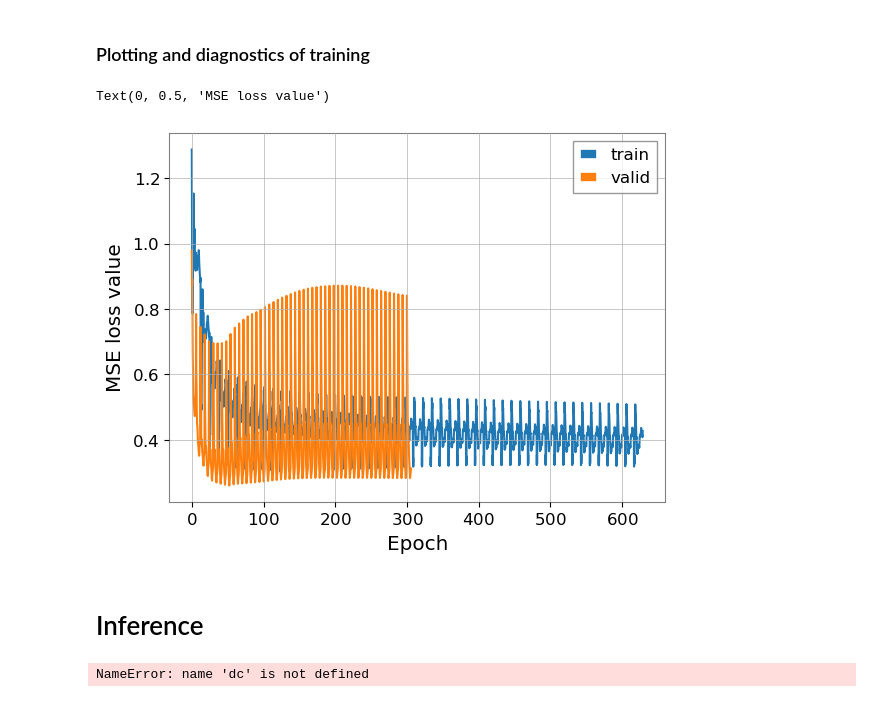
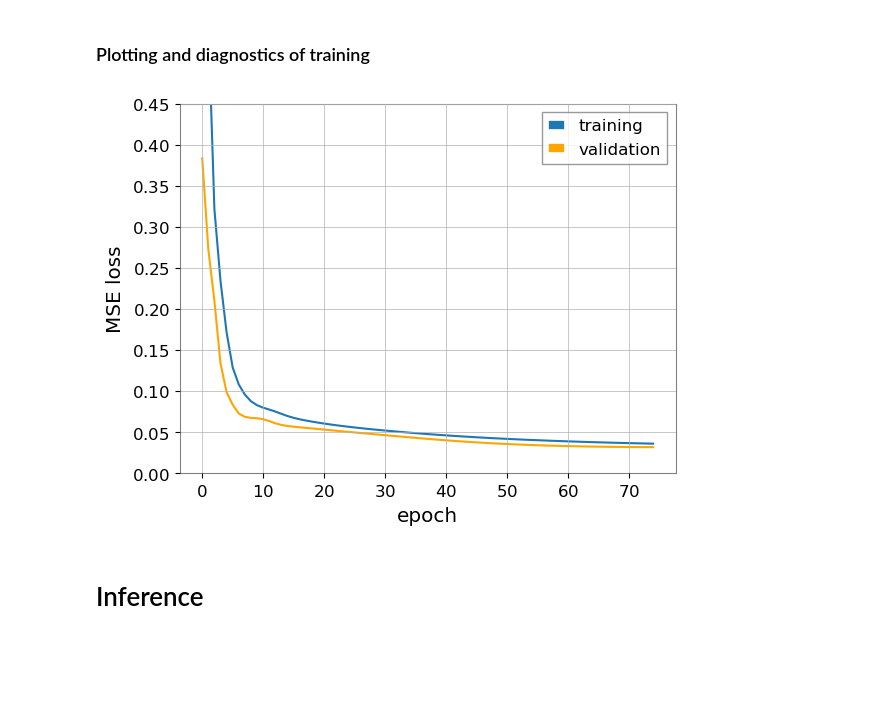
Before and after one commit to chreissel/ML4Seismic, a Jupyter notebook: StateSpaceModel.ipynb, the cells around one changed output. Cells and saved outputs as stored; diff of their text form; code cells hidden in the pictures; blank space fills up the shorter version.

```diff
--- a/StateSpaceModel.ipynb
+++ b/StateSpaceModel.ipynb
@@ -12,14 +12,7 @@ import matplotlib.pyplot as plt
 # %% [markdown]
 # Loading & Formatting the data
 # %%
-file = scipy.io.loadmat('MLdata_L1HAM5_1381528818_4000_matrix_v2.mat')
-data = file['data_matrix']
-data.dtype
-data.shape
-
-dic = {}
-channels = ['L1:ISI-GND_STS_ITMY_X_DQ','L1:ISI-GND_STS_ITMY_Y_DQ','L1:ISI-GND_STS_ITMY_Z_DQ','L1:ISI-HAM5_SCSUM_CPS_X_IN_DQ', 'L1:ISI-HAM5_SCSUM_CPS_Y_IN_DQ', 'L1:ISI-HAM5_SCSUM_CPS_Z_IN_DQ','L1:ISI-HAM5_BLND_CPSRX_IN1_DQ', 'L1:ISI-HAM5_BLND_CPSRY_IN1_DQ', 'L1:ISI-HAM5_BLND_CPSRZ_IN1_DQ','L1:ISI-HAM5_BLND_GS13X_IN1_DQ']
-#channels = ['L1:ISI-GND_STS_ITMY_X_DQ','L1:ISI-HAM5_SCSUM_CPS_X_IN_DQ', 'L1:ISI-HAM5_BLND_CPSRX_IN1_DQ', 'L1:ISI-HAM5_BLND_GS13X_IN1_DQ']
-for idx,c in enumerate(channels):
-    print(idx, c)
-    dic[c] = data[:,idx]
+time = 1381528818
+train_data = np.load('data/train_{}.npy'.format(time))
+val_data = np.load('data/val_{}.npy'.format(time))
+test_data = np.load('data/test_{}.npy'.format(time))
@@ -144,7 +80,9 @@ class TimeSeriesSegmentDataset(Dataset):
 
         return aux, target
 # %%
-train = TimeSeriesSegmentDataset(train_data, 50.0, 1.0, 128)
-train_loader = DataLoader(train, 32, num_workers=4)
-valid = TimeSeriesSegmentDataset(val_data, 50.0, 1.0, 128)
-val_loader = DataLoader(valid, 32, num_workers=4)
+train = TimeSeriesSegmentDataset(train_data, 60.0, 1.0, 4, target_idx=9)
+train_loader = DataLoader(train, 32, num_workers=1)
+valid = TimeSeriesSegmentDataset(val_data, 60.0, 1.0, 4, target_idx=9)
+val_loader = DataLoader(valid, 32, num_workers=1)
+test = TimeSeriesSegmentDataset(test_data, 60.0, 1.0, 4, target_idx=9)
+test_loader = DataLoader(test, 32, num_workers=1)
@@ -338,29 +274,33 @@ for epoch in pbar:
     scheduler.step()
 # %% [markdown]
 ### Plotting and diagnostics of training
+# %%
+loss = []
+x = len(train_loader)
+for i in range(0, len(doc_loss), x): loss.append(sum(doc_loss[i:i + x])/len(train_loader))
+
+val = []
+x = len(val_loader)
+for i in range(0, len(doc_val), x): val.append(sum(doc_val[i:i + x])/len(val_loader))
+
+epochs = np.arange(0,len(loss),1)
 # %%
-plt.plot(np.arange(0,len(doc_loss)/6.,1/6.), doc_loss, label='train')
-plt.plot(np.arange(0, len(doc_val)/3., 1./3.), doc_val, label='valid')
+plt.plot(epochs, loss, label='training')
+plt.plot(epochs, val, c='orange', label='validation')
+plt.ylabel('MSE loss')
+plt.xlabel('epoch')
+plt.ylim([0.0,0.45])
 plt.legend()
-plt.xlabel('Epoch')
-plt.ylabel('MSE loss value')
+plt.show()
 # %% [output]
-Text(0, 0.5, 'MSE loss value')
-[figure, old version]
+[figure, new version]
 # %% [markdown]
 # Inference
 # %%
 # run inference
-pred_batches = eval(val_loader, model, device=device)
-# postprocessing the ouput ('glue' together the individual predictions)
-noverlap = int((50.0 - 1.0) * 128)
-pred = dc.signal.overlap_add(pred_batches, noverlap, 'hanning')
-
-# convert back to unit of target
-pred *= std[0].ravel()
-pred += mean[0].ravel()
-
-true = val_data[0]*std[0].ravel()
-true += mean[0].ravel()
+pred = []
+model.eval()
+with torch.no_grad():
+    for batch_idx, (inputs, targets) in enumerate(test_loader):
+        inputs = inputs.to(device)
+        pred.append(model(inputs).detach().cpu().numpy())
-# %% [output]
-NameError: name 'dc' is not defined
```
Also changed, not shown: parts of 27 cells of this notebook.
